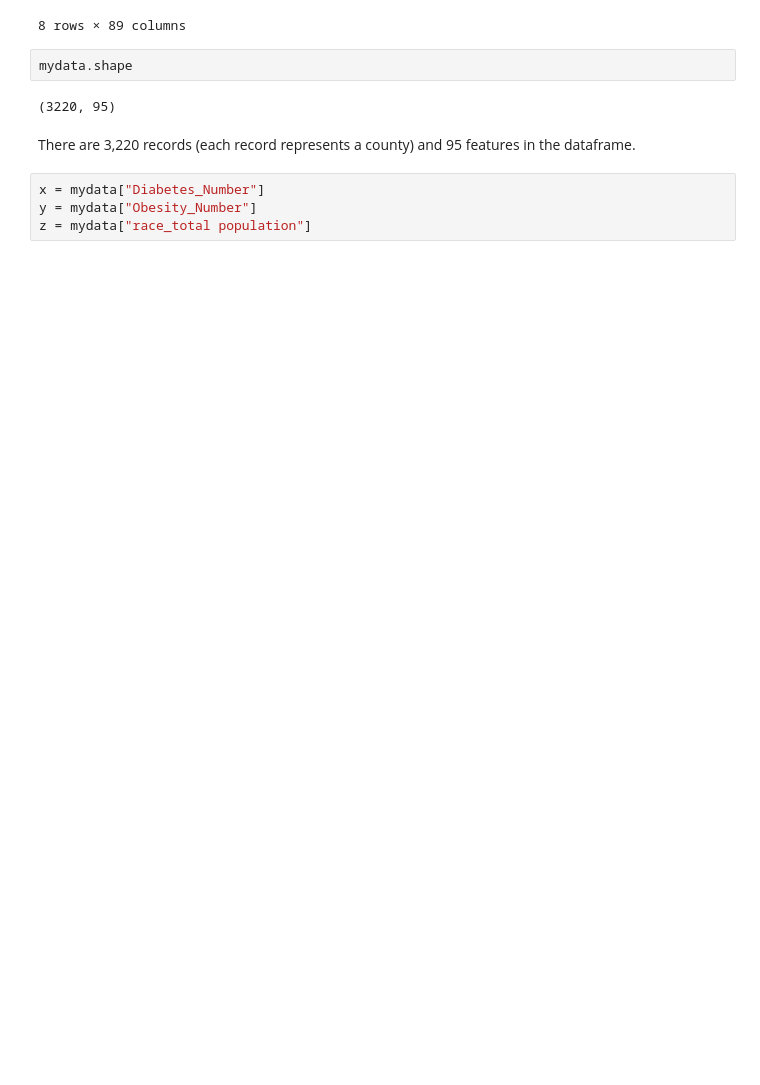
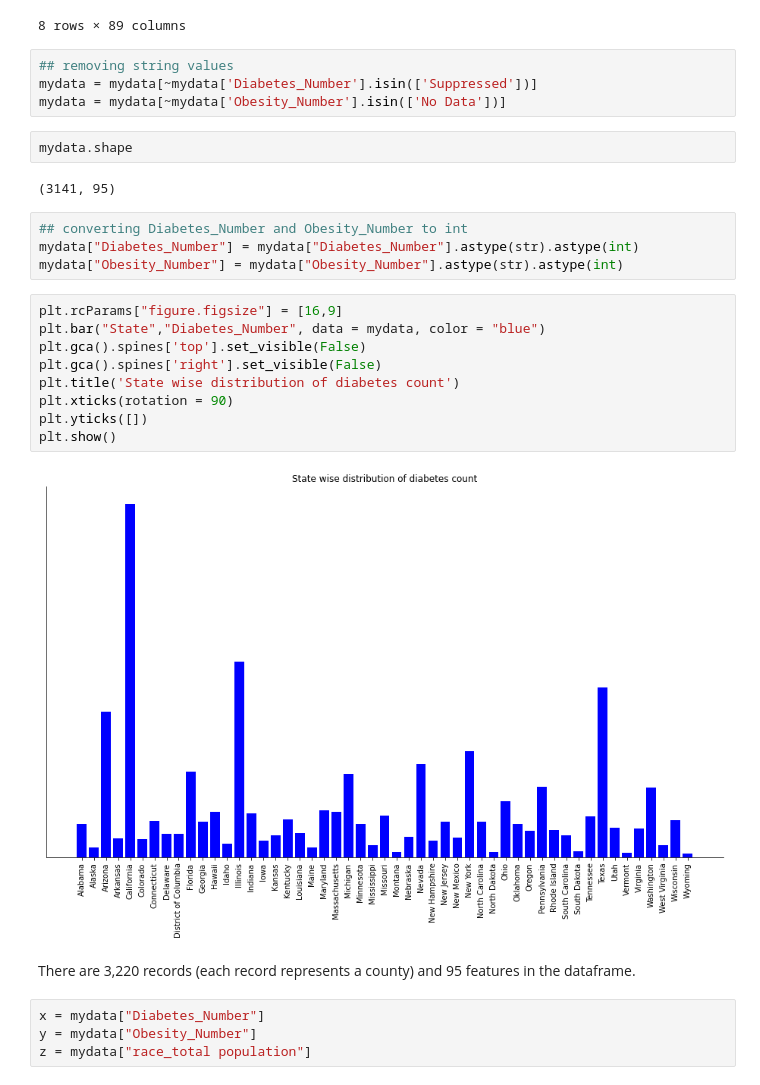
Before and after one commit to shrutibathia/CSS_Project2_Team2_Fall2020, a Jupyter notebook: Project2.ipynb, the cells around one changed output. Cells and saved outputs as stored; diff of their text form; blank space fills up the shorter version.

```diff
--- a/Project2.ipynb
+++ b/Project2.ipynb
@@ -37,10 +53,29 @@ mydata.describe()
 | 75% | 46105.500000 | 6.655225e+04 | 6.497525e+04 | 1742.500000 | 6.497525e+04 | ... |
 | max | 72153.000000 | 1.009805e+07 | 9.700372e+06 | 397680.000000 | 9.700372e+06 | ... |
 8 rows × 89 columns
+# %%
+## removing string values
+mydata = mydata[~mydata['Diabetes_Number'].isin(['Suppressed'])]
+mydata = mydata[~mydata['Obesity_Number'].isin(['No Data'])]
 # %%
 mydata.shape
 # %% [output]
-(3220, 95)
+(3141, 95)
+# %%
+## converting Diabetes_Number and Obesity_Number to int
+mydata["Diabetes_Number"] = mydata["Diabetes_Number"].astype(str).astype(int)
+mydata["Obesity_Number"] = mydata["Obesity_Number"].astype(str).astype(int)
+# %%
+plt.rcParams["figure.figsize"] = [16,9]
+plt.bar("State","Diabetes_Number", data = mydata, color = "blue")
+plt.gca().spines['top'].set_visible(False)
+plt.gca().spines['right'].set_visible(False)
+plt.title('State wise distribution of diabetes count')
+plt.xticks(rotation = 90)
+plt.yticks([])
+plt.show()
+# %% [output]
+[figure, added]
 # %% [markdown]
 There are 3,220 records (each record represents a county) and 95 features in the dataframe.
 # %%
```
Also changed, not shown: parts of 4 cells of this notebook.
